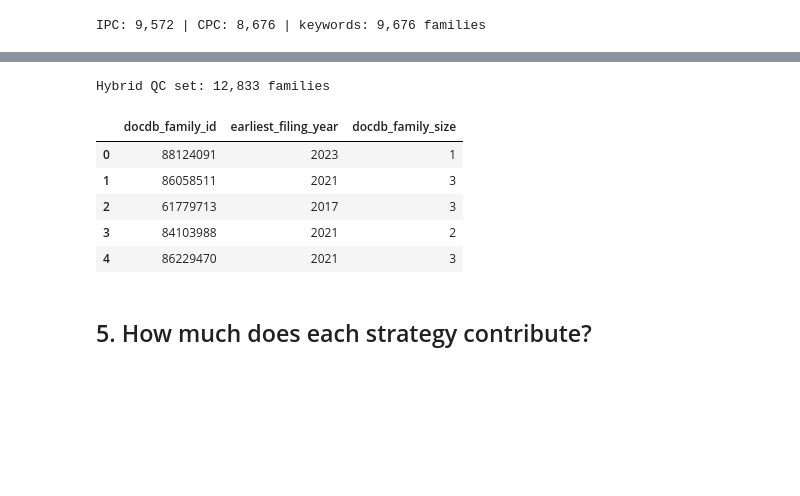
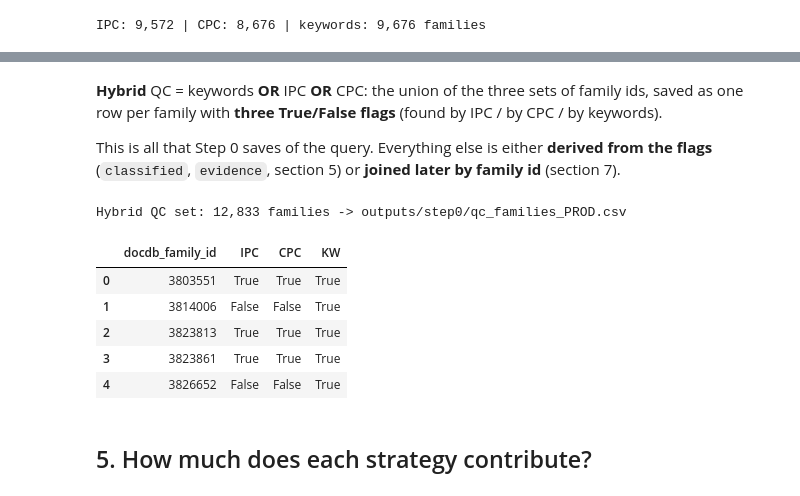
Before and after one commit to LudovicaIvaldi/Group15_innovation, a Jupyter notebook: step0-1carlo/step0_final.ipynb, the cells around one changed output, grey strips where cells are left out. Cells and saved outputs as stored; diff of their text form; code cells hidden in the pictures; blank space fills up the shorter version.

Commit message:
Step0-1 final review

```diff
--- a/step0complete_clean(1).ipynb
+++ b/step0-1carlo/step0_final.ipynb
@@ -311,30 +301,29 @@ IPC: 9,572 | CPC: 8,676 | keywords: 9,676 families
-# %%
-family_id = TLS201_APPLN.docdb_family_id.label("docdb_family_id")
-
-hybrid_ids = (
-    query_by_keywords(family_id)
-    .union(query_by_ipc(family_id), query_by_cpc(family_id))
-    .subquery()
-)
-
-q_hybrid = (
-    db.query(*FAMILY_COLUMNS)
-    .select_from(TLS201_APPLN)
-    .join(hybrid_ids, TLS201_APPLN.docdb_family_id == hybrid_ids.c.docdb_family_id)
-    .distinct()
-)
-
-df_hybrid = patstat.df(q_hybrid)
-print(f"Hybrid QC set: {df_hybrid['docdb_family_id'].nunique():,} families")
-df_hybrid.head()
-# %% [output]
-Hybrid QC set: 12,833 families
-|  | docdb_family_id | earliest_filing_year | docdb_family_size |
-| 0 | 88124091 | 2023 | 1 |
-| 1 | 86058511 | 2021 | 3 |
-| 2 | 61779713 | 2017 | 3 |
-| 3 | 84103988 | 2021 | 2 |
-| 4 | 86229470 | 2021 | 3 |
+# %% [markdown]
+**Hybrid** QC = keywords **OR** IPC **OR** CPC: the union of the three sets of family ids, saved as one row per family with **three True/False flags** (found by IPC / by CPC / by keywords).
+
+This is all that Step 0 saves of the query. Everything else is either **derived from the flags** (`classified`, `evidence`, section 5) or **joined later by family id** (section 7).
+# %%
+ids = {
+    "IPC": set(df_ipc["docdb_family_id"]),
+    "CPC": set(df_cpc["docdb_family_id"]),
+    "KW": set(df_keywords["docdb_family_id"]),
+}
+
+qc = pd.DataFrame({"docdb_family_id": sorted(set.union(*ids.values()))})
+for name, s in ids.items():
+    qc[name] = qc["docdb_family_id"].isin(s)
+
+qc.to_csv(OUTPUT_DIR / f"qc_families_{ENV}.csv", index=False)      # the query result: docdb_family_id, IPC, CPC, KW
+print(f"Hybrid QC set: {len(qc):,} families -> {OUTPUT_DIR / f'qc_families_{ENV}.csv'}")
+qc.head()
+# %% [output]
+Hybrid QC set: 12,833 families -> outputs/step0/qc_families_PROD.csv
+|  | docdb_family_id | IPC | CPC | KW |
+| 0 | 3803551 | True | True | True |
+| 1 | 3814006 | False | False | True |
+| 2 | 3823813 | True | True | True |
+| 3 | 3823861 | True | True | True |
+| 4 | 3826652 | False | False | True |
 # %% [markdown]
 ## 5. How much does each strategy contribute?
 # %%
```
Also changed, not shown: parts of 38 cells of this notebook, 7 other files.
